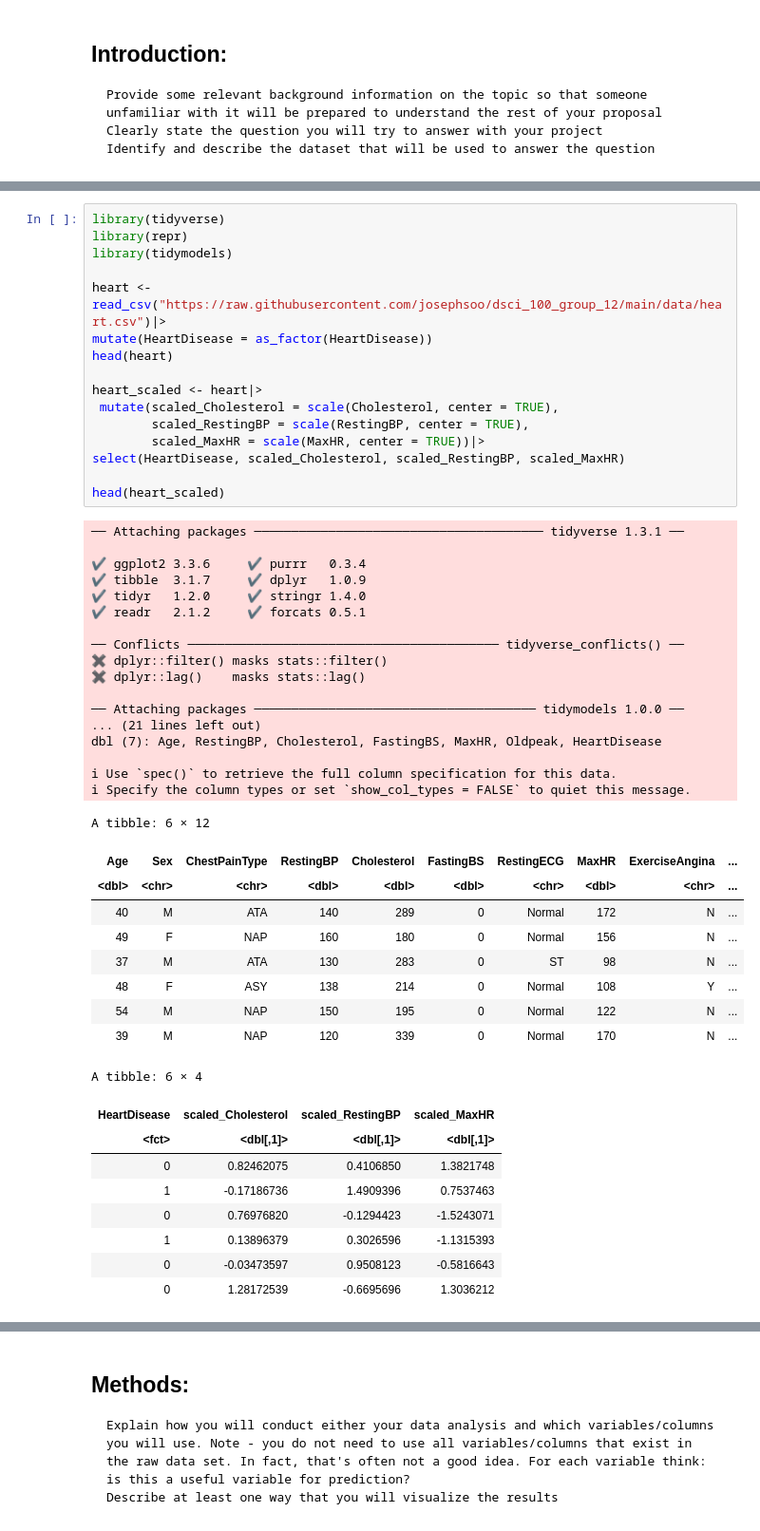
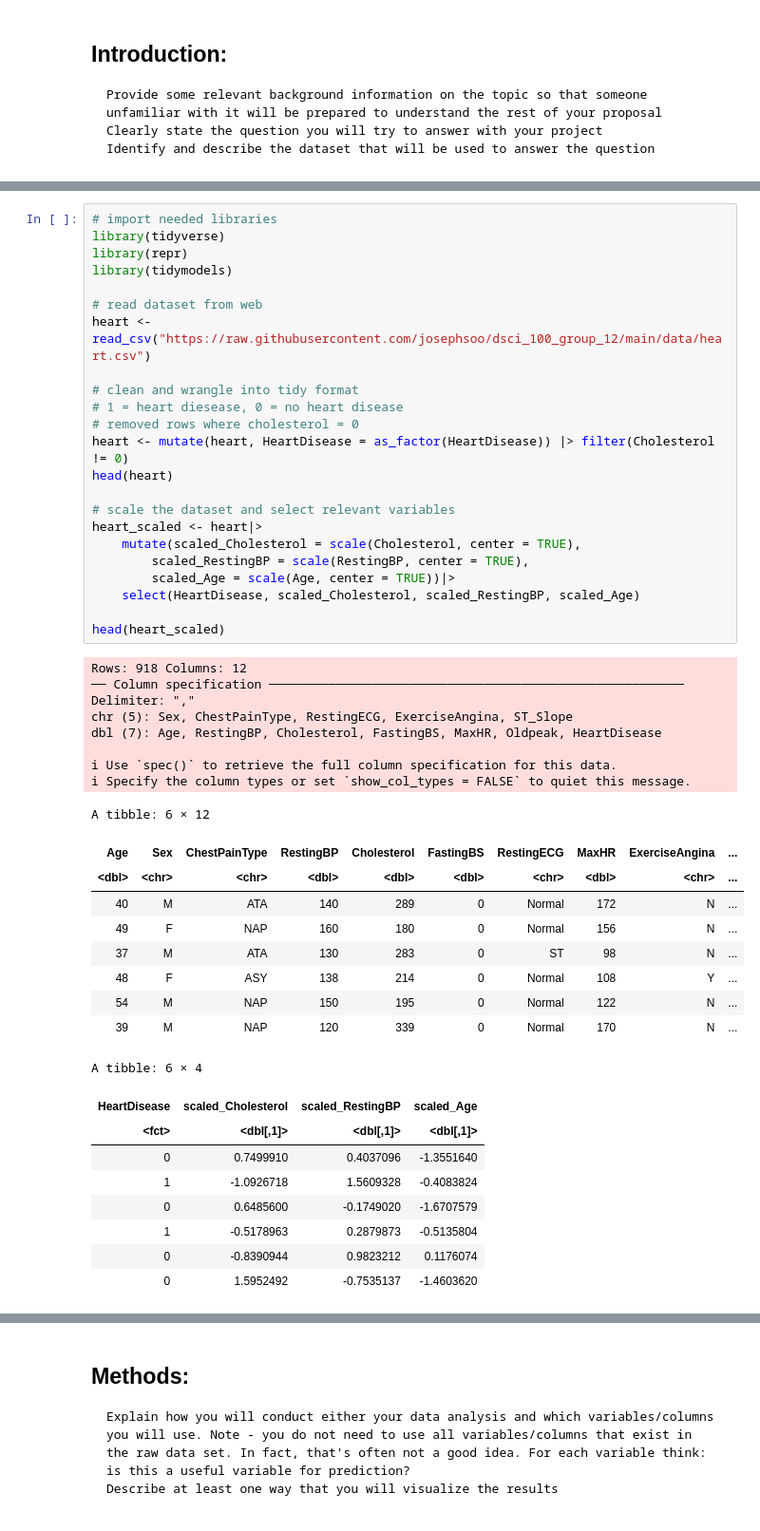
Before and after one commit to josephsoo/dsci_100_group_12, a Jupyter notebook: proposal-group-12.ipynb, the cells around one changed output, grey strips where cells are left out. Shown at 95% size. Cells and saved outputs as stored; diff of their text form.

Commit message:
Preliminary exploratory data analysis

```diff
--- a/proposal-group-12.ipynb
+++ b/proposal-group-12.ipynb
@@ -16,52 +19,50 @@
 # %%
+# import needed libraries
 library(tidyverse)
 library(repr)
 library(tidymodels)
 
-heart <- read_csv("https://raw.githubusercontent.com/josephsoo/dsci_100_group_12/main/data/heart.csv")|>
-mutate(HeartDisease = as_factor(HeartDisease))
+# read dataset from web
+heart <- read_csv("https://raw.githubusercontent.com/josephsoo/dsci_100_group_12/main/data/heart.csv")
+
+# clean and wrangle into tidy format
+# 1 = heart diesease, 0 = no heart disease
+# removed rows where cholesterol = 0
+heart <- mutate(heart, HeartDisease = as_factor(HeartDisease)) |> filter(Cholesterol != 0)
 head(heart)
 
+# scale the dataset and select relevant variables
 heart_scaled <- heart|>
- mutate(scaled_Cholesterol = scale(Cholesterol, center = TRUE),
+    mutate(scaled_Cholesterol = scale(Cholesterol, center = TRUE),
         scaled_RestingBP = scale(RestingBP, center = TRUE),
-        scaled_MaxHR = scale(MaxHR, center = TRUE))|>
-select(HeartDisease, scaled_Cholesterol, scaled_RestingBP, scaled_MaxHR)
+        scaled_Age = scale(Age, center = TRUE))|>
+    select(HeartDisease, scaled_Cholesterol, scaled_RestingBP, scaled_Age)
 
 head(heart_scaled)
 # %% [output]
-── Attaching packages ─────────────────────────────────────── tidyverse 1.3.1 ──
-
-✔ ggplot2 3.3.6     ✔ purrr   0.3.4
-✔ tibble  3.1.7     ✔ dplyr   1.0.9
-✔ tidyr   1.2.0     ✔ stringr 1.4.0
-✔ readr   2.1.2     ✔ forcats 0.5.1
-
-── Conflicts ────────────────────────────────────────── tidyverse_conflicts() ──
-✖ dplyr::filter() masks stats::filter()
-✖ dplyr::lag()    masks stats::lag()
-
-── Attaching packages ────────────────────────────────────── tidymodels 1.0.0 ──
-... (21 lines left out)
+Rows: 918 Columns: 12
+── Column specification ────────────────────────────────────────────────────────
+Delimiter: ","
+chr (5): Sex, ChestPainType, RestingECG, ExerciseAngina, ST_Slope
 dbl (7): Age, RestingBP, Cholesterol, FastingBS, MaxHR, Oldpeak, HeartDisease
 
 ℹ Use `spec()` to retrieve the full column specification for this data.
 ℹ Specify the column types or set `show_col_types = FALSE` to quiet this message.
 A tibble: 6 × 12
 | Age | Sex | ChestPainType | RestingBP | Cholesterol | FastingBS | RestingECG | MaxHR | ExerciseAngina | ... |
 | <dbl> | <chr> | <chr> | <dbl> | <dbl> | <dbl> | <chr> | <dbl> | <chr> | ... |
 | 40 | M | ATA | 140 | 289 | 0 | Normal | 172 | N | ... |
 | 49 | F | NAP | 160 | 180 | 0 | Normal | 156 | N | ... |
 | 37 | M | ATA | 130 | 283 | 0 | ST | 98 | N | ... |
 | 48 | F | ASY | 138 | 214 | 0 | Normal | 108 | Y | ... |
 | 54 | M | NAP | 150 | 195 | 0 | Normal | 122 | N | ... |
 | 39 | M | NAP | 120 | 339 | 0 | Normal | 170 | N | ... |
 A tibble: 6 × 4
-| HeartDisease | scaled_Cholesterol | scaled_RestingBP | scaled_MaxHR |
+| HeartDisease | scaled_Cholesterol | scaled_RestingBP | scaled_Age |
 | <fct> | <dbl[,1]> | <dbl[,1]> | <dbl[,1]> |
-| 0 | 0.82462075 | 0.4106850 | 1.3821748 |
-| 1 | -0.17186736 | 1.4909396 | 0.7537463 |
-| 0 | 0.76976820 | -0.1294423 | -1.5243071 |
-| 1 | 0.13896379 | 0.3026596 | -1.1315393 |
-| 0 | -0.03473597 | 0.9508123 | -0.5816643 |
-| 0 | 1.28172539 | -0.6695696 | 1.3036212 |
+| 0 | 0.7499910 | 0.4037096 | -1.3551640 |
+| 1 | -1.0926718 | 1.5609328 | -0.4083824 |
+| 0 | 0.6485600 | -0.1749020 | -1.6707579 |
+| 1 | -0.5178963 | 0.2879873 | -0.5135804 |
+| 0 | -0.8390944 | 0.9823212 | 0.1176074 |
+| 0 | 1.5952492 | -0.7535137 | -1.4603620 |
```
Also changed, not shown: parts of 4 cells of this notebook.
